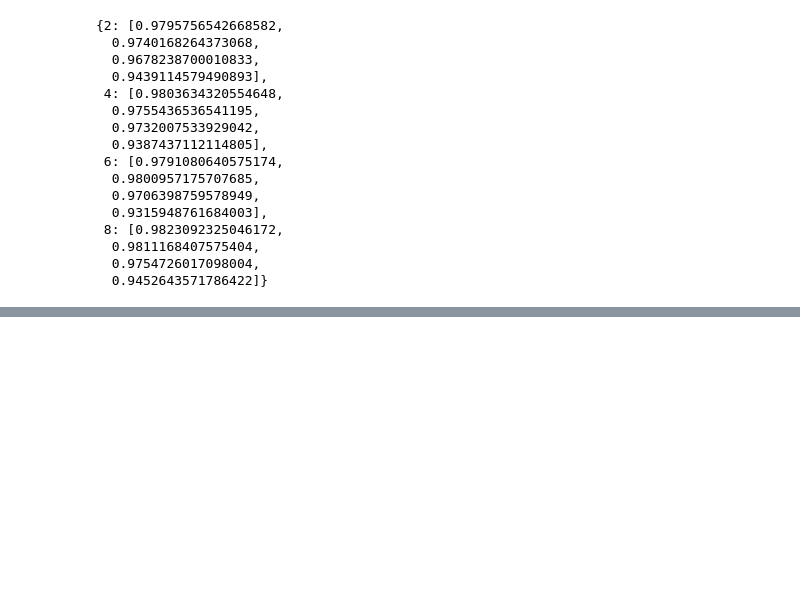
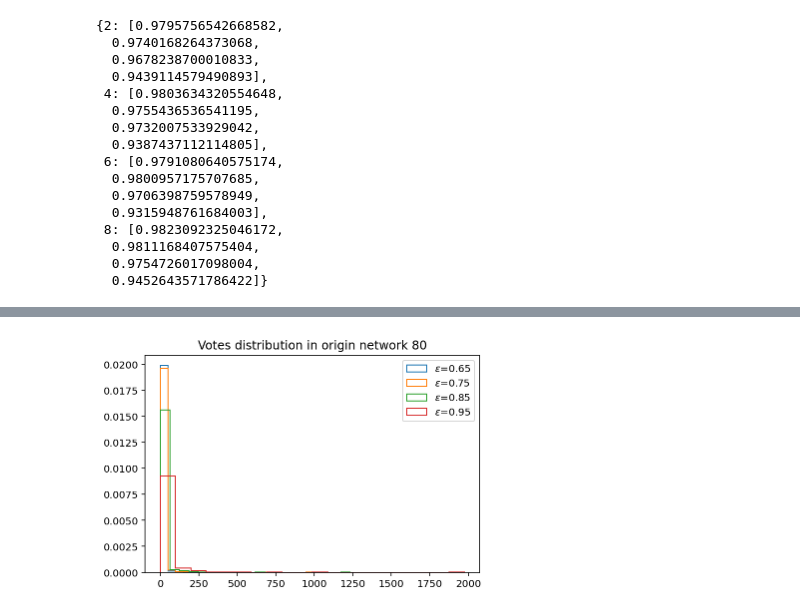
Before and after one commit to jrybicki-jsc/smms, a Jupyter notebook: graphla/newcluster_results.ipynb, the cells around one changed output, grey strips where cells are left out. Drawn from its saved outputs; the diff is of its cells as text; code cells hidden in the pictures; blank space fills up the shorter version.

```diff
--- a/graphla/newcluster_results.ipynb
+++ b/graphla/newcluster_results.ipynb
@@ -539,0 +480,10 @@ dic_s
+# %%
+siz = 8
+plt.title(f"Votes distribution in origin network {siz*10}")
+for g, sing_net in orign_nets[siz]:
+    vo = list(map(sum, sing_net.values()))
+    plt.hist(vo,bins=20, density=True, histtype='step', label=f"$\epsilon$={g}");
+
+plt.legend();
+# %% [output]
+[figure, added]
```
Also changed, not shown: parts of 38 cells of this notebook.
